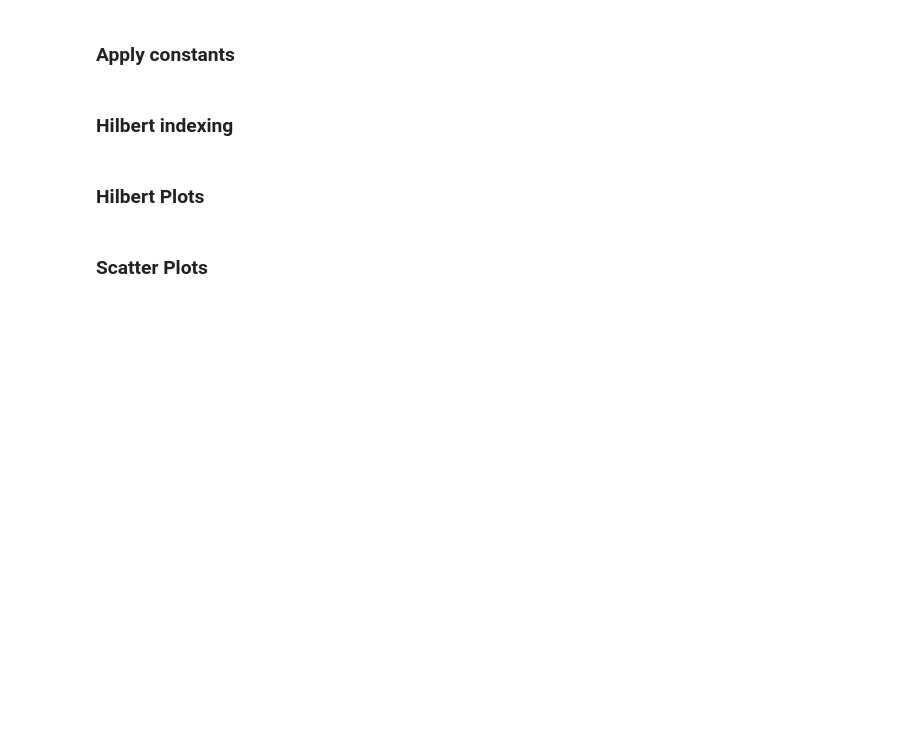
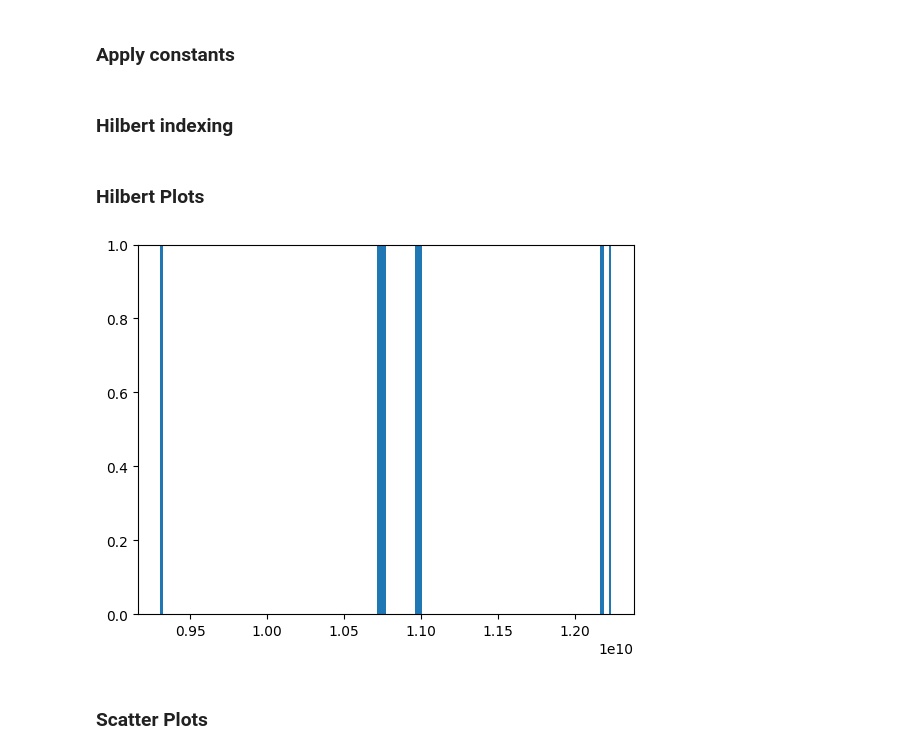
Before and after one commit to Marble879/SFC_scripts, a Jupyter notebook: LaneChange_Scripts/Hilbert_CSP.ipynb, the cells around one changed output. Drawn from its saved outputs; the diff is of its cells as text; code cells hidden in the pictures; blank space fills up the shorter version.

```diff
--- a/LaneChange_Scripts/Hilbert_CSP.ipynb
+++ b/LaneChange_Scripts/Hilbert_CSP.ipynb
@@ -10,7 +10,7 @@ FACTOR_MULTIPLY = 10000
 # %% [markdown]
 ### Read file
 # %%
-df = pd.read_csv('data/lane_changes/20Hz/lane_change_1.csv', sep=';')
+df = pd.read_csv('data/lane_changes/normal_drive.csv', sep=';')
 # %%
 # Reading other files for CSP analysis of different maneouvres
 # Plotting braking_cut shows us that certain parts of the resulting CSP are the same as with the lane change.
@@ -29,7 +29,7 @@ df['accel_down'] = df.apply(lambda x: int(x['accel_down']*FACTOR_MULTIPLY) , axi
 # %% [markdown]
 ### Hilbert indexing
 # %%
-resolution = 26; dimension = 2
+resolution = 18; dimension = 2
 hilbert_curve = HilbertCurve(resolution, dimension, n_procs=-1)
 
 points = df[['accel_lon','accel_trans']].to_numpy()
@@ -44,14 +44,15 @@ df_hilbert = pd.concat([df, pd.DataFrame(distances, columns = ['hilbert'] )], ax
 # %%
 # 'bins' explained: https://www.metabase.com/glossary/bin
 
 # What 'bins' value is best?
 plt.hist(df_hilbert['hilbert'], bins=200)
 
 # limit y axis to 1 to show binary presence of data point
 plt.ylim(0,1)
 # limit x axis to take only "lane change relevant" data
-plt.xlim(9000000000,13000000000)
 
 plt.show()
+# %% [output]
+[figure, added]
 # %% [markdown]
 ### Scatter Plots
```
Also changed, not shown: parts of 5 cells of this notebook, 3 other files.
